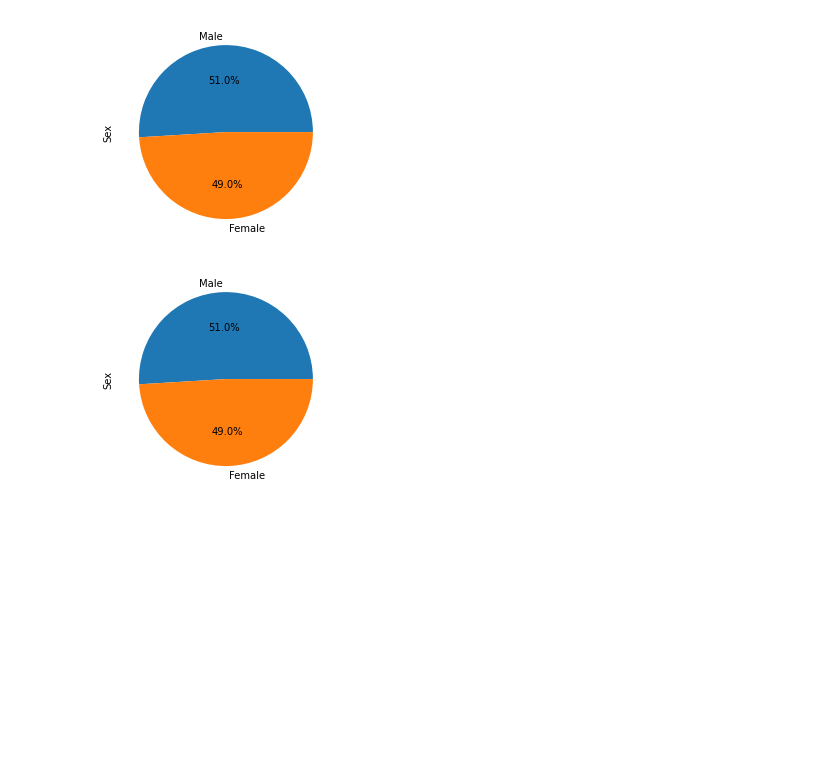
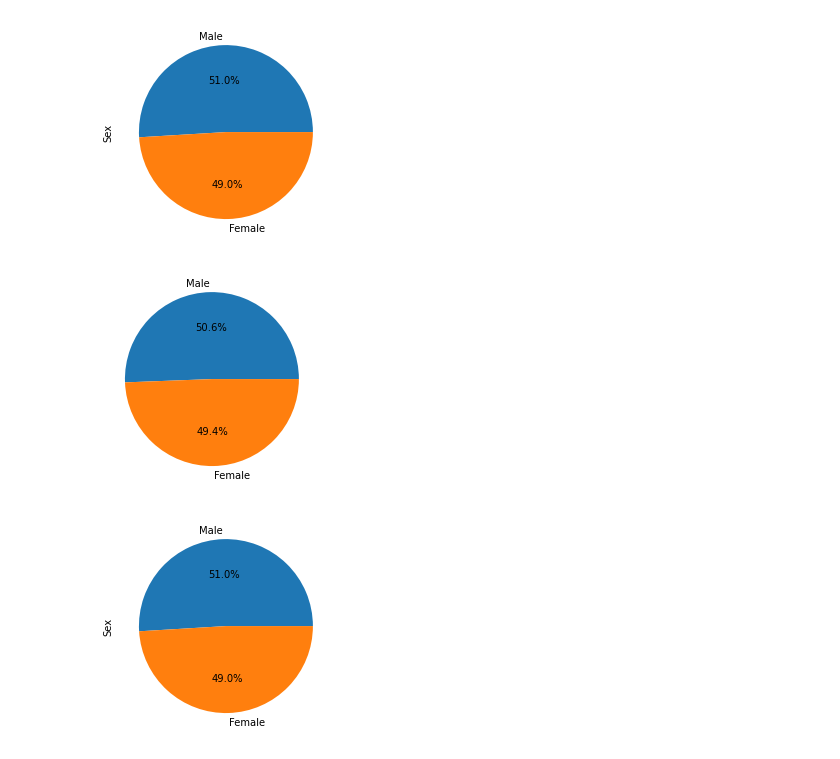
Before and after one commit to 33north/05__Matplotlib__matplotlib-challenge, a Jupyter notebook: pymaceuticals_starter.ipynb, the cells around one changed output. Saved outputs shown, nothing was run; the diff lists cells and outputs as text; code cells hidden in the pictures; blank space fills up the shorter version.

```diff
--- a/pymaceuticals_starter.ipynb
+++ b/pymaceuticals_starter.ipynb
@@ -251,6 +278,14 @@ plt.bar()
 # Generate a pie plot showing the distribution of female versus male mice using pandas
 # %% [output]
 [figure]
+# %%
+total_gender = mouse_study_data_df["Sex"].value_counts().to_dict()
+
+plt.pie(total_gender.values(), labels = total_gender.keys(), autopct = "%1.1f%%")
+
+plt.show()
+# %% [output]
+[figure, added]
 # %%
 # Generate a pie plot showing the distribution of female versus male mice using pyplot
 # %% [output]
```
Also changed, not shown: parts of 6 cells of this notebook.
